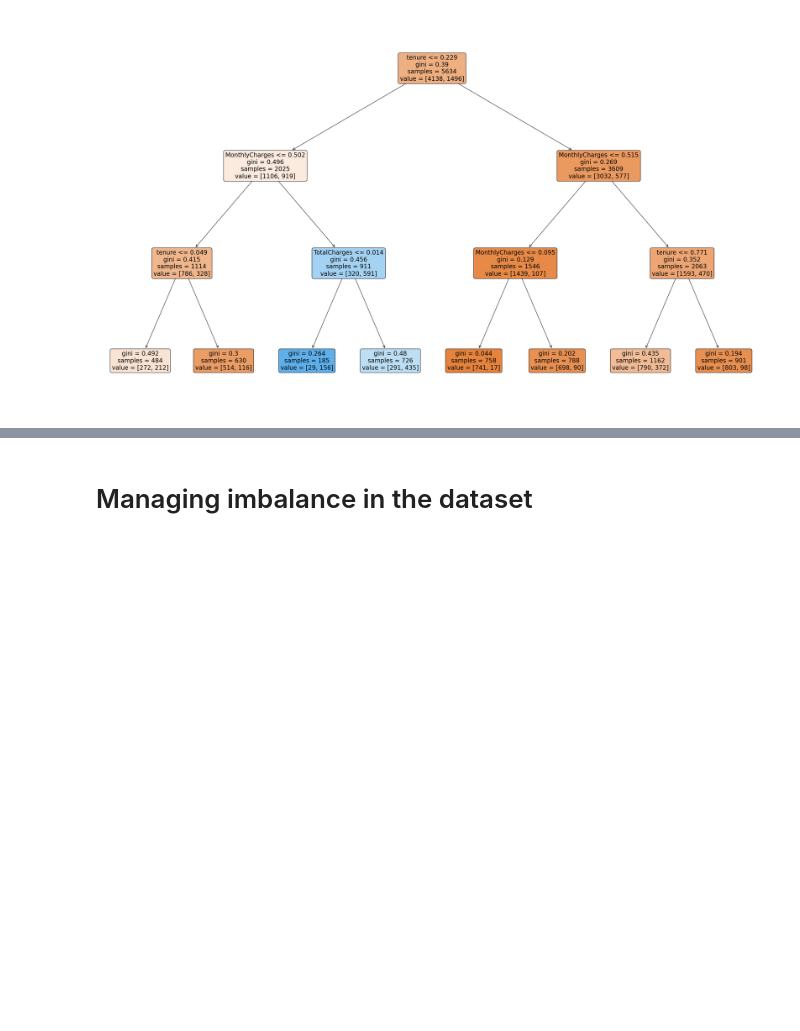
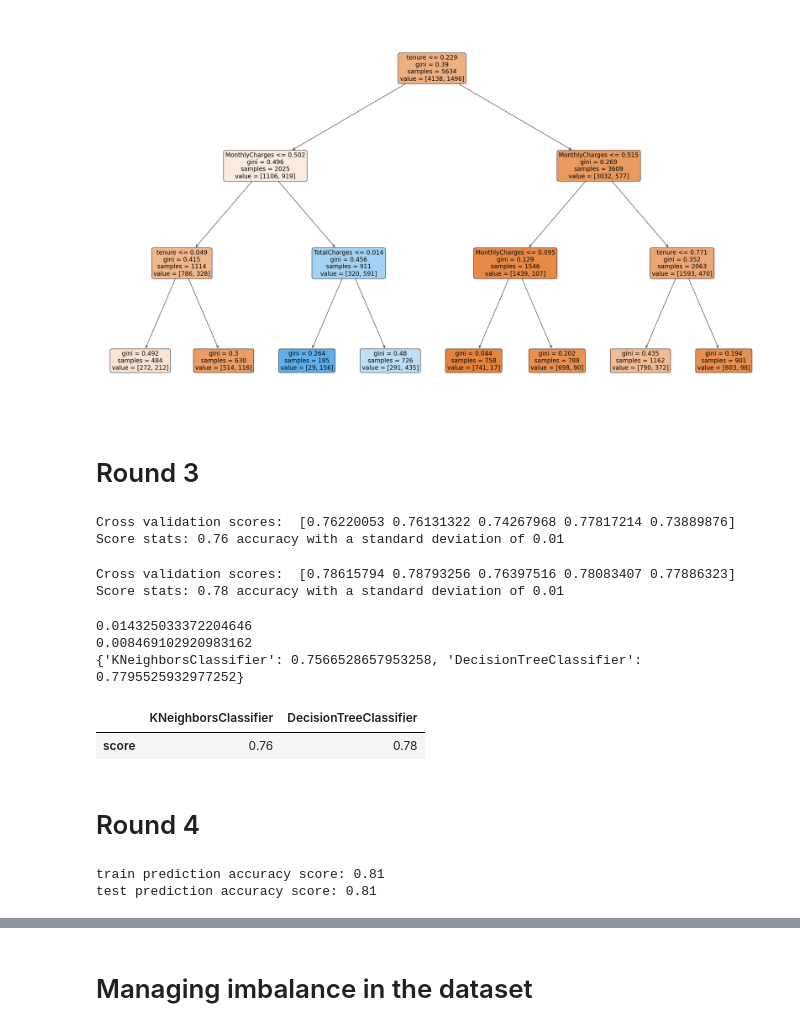
Before and after one commit to berkayersoy/IronLabs, a Jupyter notebook: module_3/lab8/Imbalanced Classification Task.ipynb, the cells around one changed output, grey strips where cells are left out. Saved outputs shown, nothing was run; the diff lists cells and outputs as text; code cells hidden in the pictures; blank space fills up the shorter version.

```diff
--- a/module_3/lab8/Imbalanced Classification Task.ipynb
+++ b/module_3/lab8/Imbalanced Classification Task.ipynb
@@ -186,3 +186,5 @@ plot_tree(model2 ,filled = True, rounded=True, feature_names=X.columns)
 plt.show()
 # %% [output]
 [figure]
+# %% [markdown]
+# Round 3
@@ -188,0 +194,61 @@ plt.show()
+# %%
+scores=cross_val_score(model, X_train, y_train, cv=5)
+print("Cross validation scores: ", scores)
+print("Score stats: %0.2f accuracy with a standard deviation of %0.2f" % (scores.mean(), scores.std()))
+# %% [output]
+Cross validation scores:  [0.76220053 0.76131322 0.74267968 0.77817214 0.73889876]
+Score stats: 0.76 accuracy with a standard deviation of 0.01
+# %%
+scores=cross_val_score(model2, X_train, y_train, cv=5)
+print("Cross validation scores: ", scores)
+print("Score stats: %0.2f accuracy with a standard deviation of %0.2f" % (scores.mean(), scores.std()))
+# %% [output]
+Cross validation scores:  [0.78615794 0.78793256 0.76397516 0.78083407 0.77886323]
+Score stats: 0.78 accuracy with a standard deviation of 0.01
+# %%
+# Models comparision
+
+import numpy as np
+
+model_pipeline = [model, model2]
+model_names = ['KNeighborsClassifier', 'DecisionTreeClassifier']
+scores = {}
+i=0
+for model in model_pipeline:
+    mean_score = np.mean(cross_val_score(model, X_train, y_train, cv=5))
+    std_score=np.std(cross_val_score(model, X_train, y_train, cv=5))
+    scores[model_names[i]] = mean_score
+    print(std_score)
+    i = i+1
+print(scores)
+
+pd.DataFrame([scores], index=["score"])
+# %% [output]
+0.014325033372204646
+0.008469102920983162
+{'KNeighborsClassifier': 0.7566528657953258, 'DecisionTreeClassifier': 0.7795525932977252}
+|  | KNeighborsClassifier | DecisionTreeClassifier |
+| score | 0.76 | 0.78 |
+# %% [markdown]
+# Round 4
+# %%
+from sklearn.ensemble import RandomForestClassifier
+
+rfc_ops = {"max_depth":6, # max depth of trees
+           "min_samples_leaf":20,
+           "max_features":None, # the forest will choose of its own when it is None
+           "n_estimators":100, # number of trees
+           "bootstrap":True, # Whether bootstrap samples are used when building trees. If False, the whole dataset is used to build each tree.
+           "oob_score":True, # out of bag score (Only available if bootstrap=True.)
+           "random_state":42}
+
+clf = RandomForestClassifier(**rfc_ops)
+
+        #max_depth=6,min_samples_leaf=20,max_features=None,n_estimators=100,
+         #                    bootstrap=True,oob_score=True, random_state=RAND_STATE)
+clf.fit(X_train, y_train)
+print("train prediction accuracy score: %.2f" %(clf.score(X_train, y_train)))
+print("test prediction accuracy score: %.2f"  %(clf.score(X_test, y_test)))
+# %% [output]
+train prediction accuracy score: 0.81
+test prediction accuracy score: 0.81
```
Also changed, not shown: parts of 8 cells of this notebook, 1 other file.
